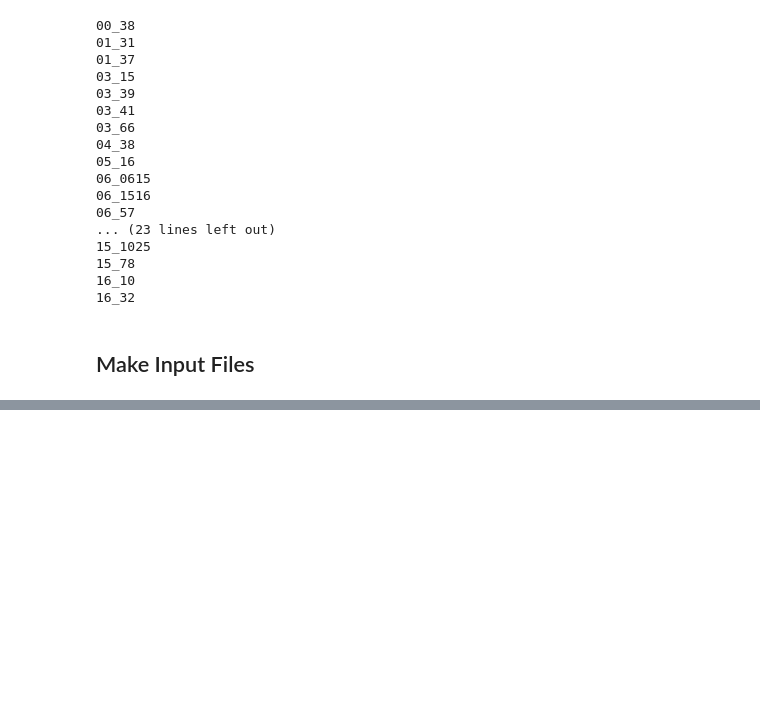
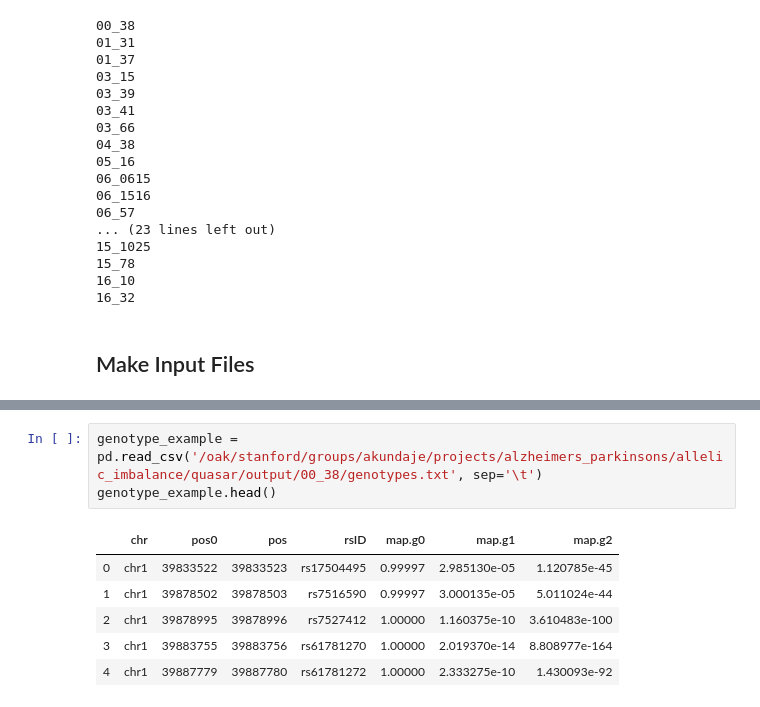
Before and after one commit to kundajelab/alzheimers_parkinsons, a Jupyter notebook: allele_bias/prep_inputs_quasar.ipynb, the cells around one changed output, grey strips where cells are left out. Cells and saved outputs as stored; diff of their text form; blank space fills up the shorter version.

```diff
--- a/allele_bias/prep_inputs_quasar.ipynb
+++ b/allele_bias/prep_inputs_quasar.ipynb
@@ -145,0 +128,10 @@ Type 'contributors()' for more information and
+# %%
+genotype_example = pd.read_csv('/oak/stanford/groups/akundaje/projects/alzheimers_parkinsons/allelic_imbalance/quasar/output/00_38/genotypes.txt', sep='\t')
+genotype_example.head()
+# %% [output]
+|  | chr | pos0 | pos | rsID | map.g0 | map.g1 | map.g2 |
+| 0 | chr1 | 39833522 | 39833523 | rs17504495 | 0.99997 | 2.985130e-05 | 1.120785e-45 |
+| 1 | chr1 | 39878502 | 39878503 | rs7516590 | 0.99997 | 3.000135e-05 | 5.011024e-44 |
+| 2 | chr1 | 39878995 | 39878996 | rs7527412 | 1.00000 | 1.160375e-10 | 3.610483e-100 |
+| 3 | chr1 | 39883755 | 39883756 | rs61781270 | 1.00000 | 2.019370e-14 | 8.808977e-164 |
+| 4 | chr1 | 39887779 | 39887780 | rs61781272 | 1.00000 | 2.333275e-10 | 1.430093e-92 |
```
Also changed, not shown: parts of 9 cells of this notebook.
